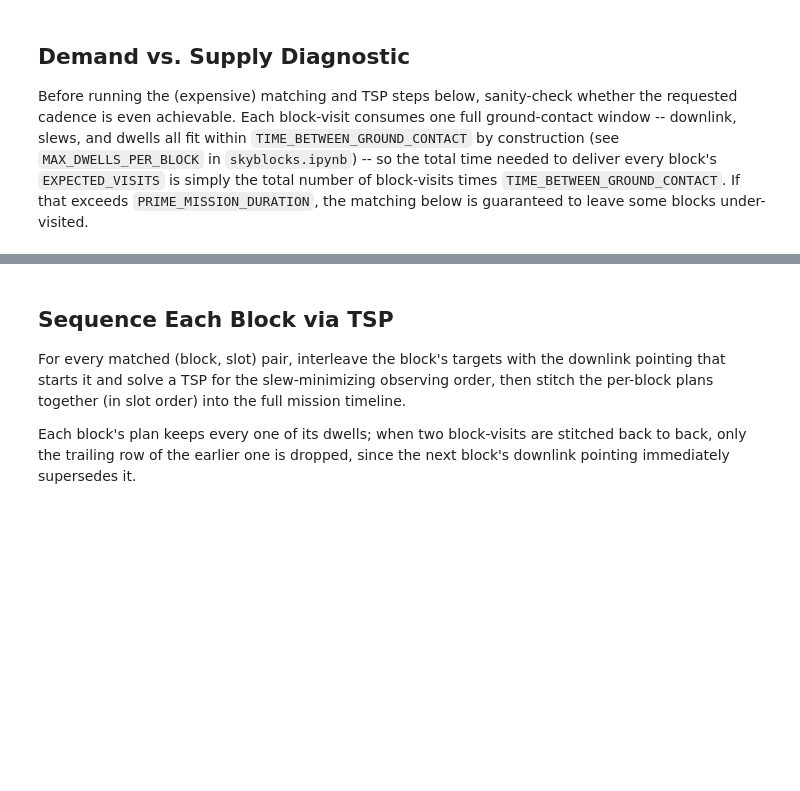
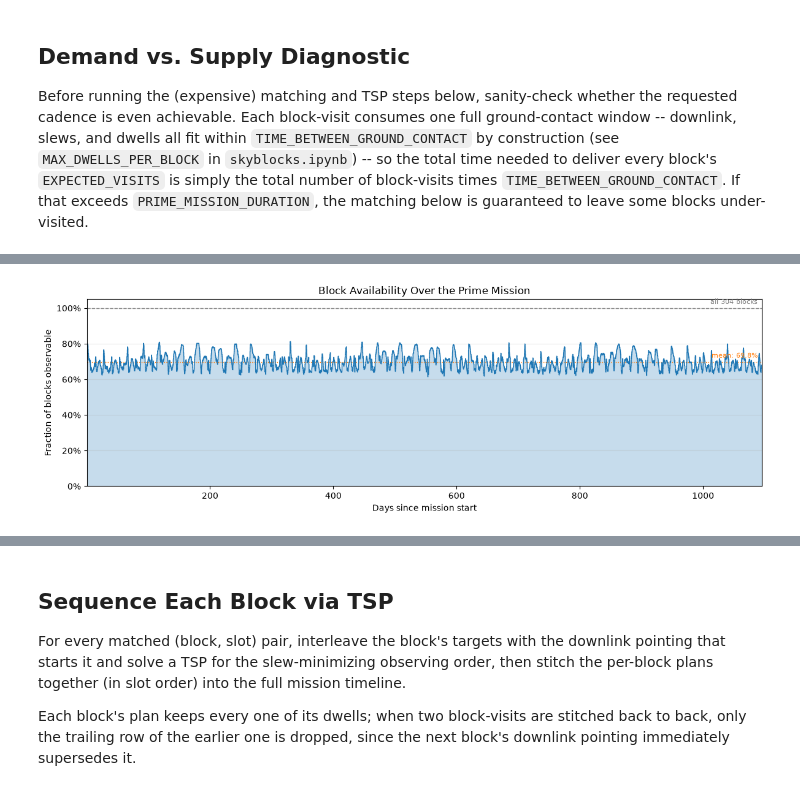
Before and after one commit to m4opt/uvex-scheduler, a Jupyter notebook: notebooks/main.ipynb, the cells around one changed output, grey strips where cells are left out. Saved outputs shown, nothing was run; the diff lists cells and outputs as text; code cells hidden in the pictures; blank space fills up the shorter version.

```diff
--- a/notebooks/main.ipynb
+++ b/notebooks/main.ipynb
@@ -301,7 +472,7 @@ ALLOCATED_BLOCK_OBSERVER_LOCATIONS = mission.observer_location(ALLOCATED_BLOCK_T
 
 ALLOCATED_BLOCK_MISSION_CONSTRAINTS = mission.constraints(
     ALLOCATED_BLOCK_OBSERVER_LOCATIONS[np.newaxis, :],
-    BLOCKS["TARGET_COORD"][:, np.newaxis],
+    FIELDS["TARGET_COORD"][:, np.newaxis],
     ALLOCATED_BLOCK_TIMES[np.newaxis, :],
 )
 
@@ -315,6 +486,77 @@ OBSERVABILITY_GRID = np.asarray(
         for i in range(BLOCK_IDS.max() + 1)
     ]
 )
+# %%
+# ======================================== #
+# Diagnostic Plot: Block Availability      #
+# ======================================== #
+# What fraction of blocks are simultaneously observable at each downlink slot across the mission
+# -- a supply-side check that enough of the sky is visible to keep the schedule fed, ahead of the
+# (much more expensive) matching step below that decides which blocks actually get used.
+AVAILABLE_BLOCKS = np.sum(OBSERVABILITY_GRID, axis=0)
+AVAILABLE_BLOCK_FRACTION = AVAILABLE_BLOCKS / len(BLOCKS)
+_days_since_start = (ALLOCATED_BLOCK_TIMES - MISSION_START_TIME).to_value(u.day)
+
+fig, ax = plt.subplots(figsize=(12, 4))
+ax.fill_between(
+    _days_since_start,
+    AVAILABLE_BLOCK_FRACTION,
+    step="mid",
+    color="tab:blue",
+    alpha=0.25,
+)
+ax.plot(
+    _days_since_start,
+    AVAILABLE_BLOCK_FRACTION,
+    drawstyle="steps-mid",
+    color="tab:blue",
+    lw=1,
+)
+
+ax.axhline(1, color="gray", ls="--", lw=1, zorder=1)
+ax.annotate(
+    f"all {len(BLOCKS)} blocks",
+    xy=(1, 1),
+    xycoords=("axes fraction", "data"),
+    xytext=(-5, 3),
+    textcoords="offset points",
+    ha="right",
+    va="bottom",
+    color="gray",
+    fontsize=8,
+)
+
+_mean_fraction = AVAILABLE_BLOCK_FRACTION.mean()
+ax.axhline(_mean_fraction, color="tab:orange", ls=":", lw=1, zorder=1)
+ax.annotate(
+    f"mean: {_mean_fraction:.1%}",
+    xy=(1, _mean_fraction),
+    xycoords=("axes fraction", "data"),
+    xytext=(-5, 3),
+    textcoords="offset points",
+    ha="right",
+    va="bottom",
+    color="tab:orange",
+    fontsize=8,
+)
+
+ax.set_xlim(_days_since_start.min(), _days_since_start.max())
+ax.set_ylim(0, 1.05)
+ax.yaxis.set_major_formatter(mtick.PercentFormatter(xmax=1))
+ax.set_xlabel("Days since mission start")
+ax.set_ylabel("Fraction of blocks observable")
+ax.set_title("Block Availability Over the Prime Mission")
+ax.grid(axis="y", alpha=0.3, zorder=0)
+fig.tight_layout()
+
+if SAVE_BLOCK_AVAILABILITY_PLOT:
+    fig.savefig(
+        OUTPUT_PATH / "block_availability.pdf",
+        dpi=300,
+        metadata={"CreationDate": None},
+    )
+# %% [output]
+[figure, added]
 # %% [markdown]
 ## Determine Weights
 
```
Also changed, not shown: parts of 20 cells of this notebook.
